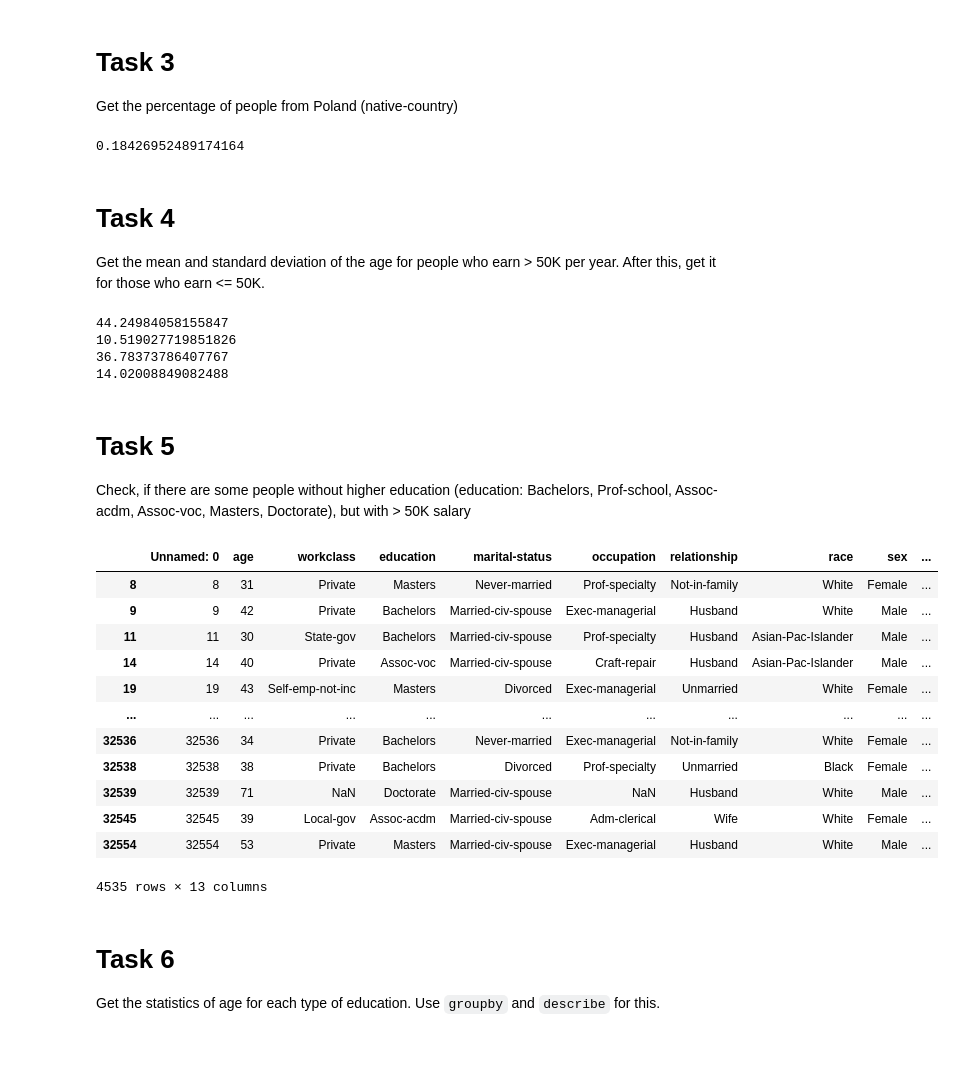
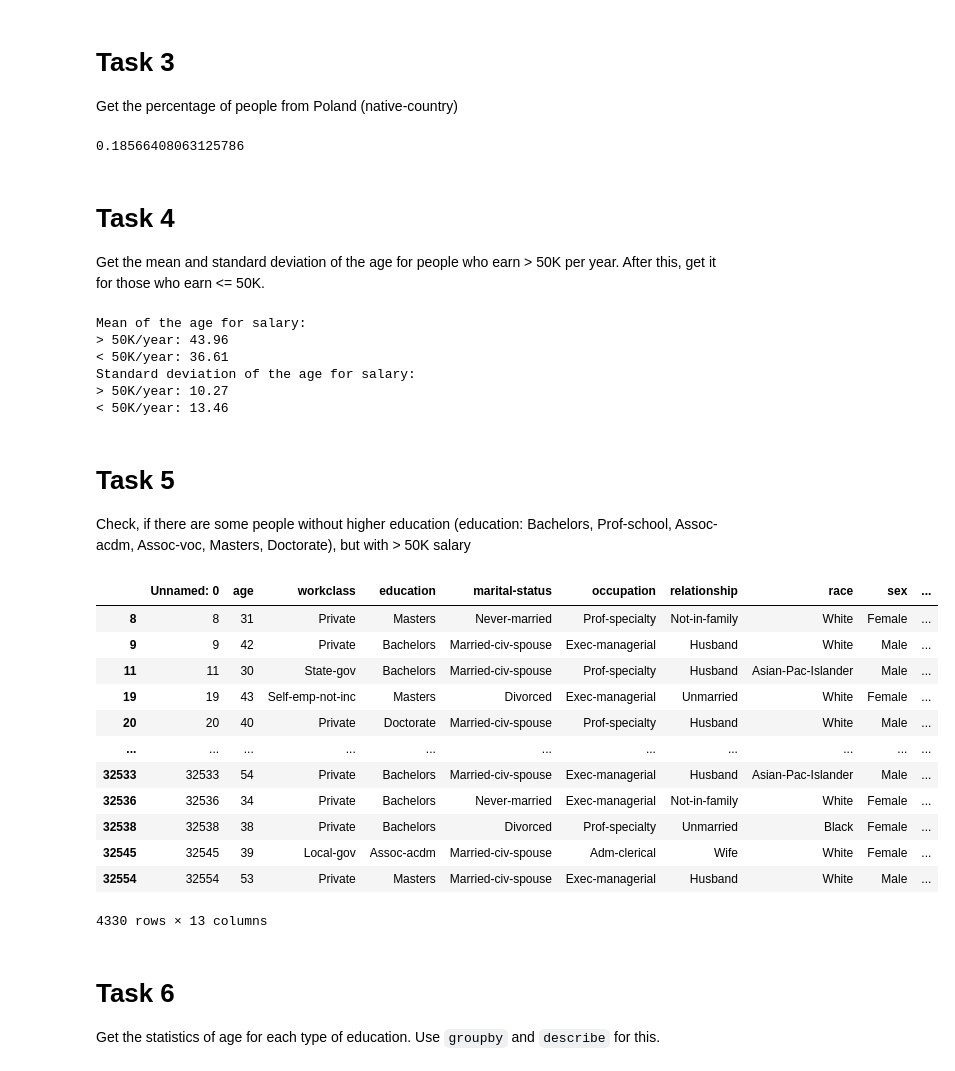
Before and after one commit to mate-academy/py-adult-data-analysis, a Jupyter notebook: app/main.ipynb, the cells around one changed output. Saved outputs shown, nothing was run; the diff lists cells and outputs as text; code cells hidden in the pictures.

```diff
--- a/app/main.ipynb
+++ b/app/main.ipynb
@@ -12,0 +10,19 @@ df.replace("?", np.nan, inplace=True)
+# %%
+df = pd.read_csv("../data/adult.csv")
+df.replace("?", np.nan, inplace=True)
+df = df.dropna()
+
+invalid_salary_values = ["<=50K", ">50K"]
+invalid_salary_k_values = ["<=50K", ">50K"]
+
+invalid_values = df[
+    (
+        (df["salary"].isin(invalid_salary_values))
+        & (df["salary K$"].isin(invalid_salary_k_values))
+    )
+]
+
+if invalid_values.empty:
+    print("Data is correctly formatted")
+else:
+    print(invalid_values)
@@ -33,40 +51,58 @@ Get the percentage of people from Poland (native-country)
 # %%
 (df["native-country"] == "Poland").sum() / len(df) * 100
 # %% [output]
-0.18426952489174164
+0.18566408063125786
 # %% [markdown]
 # Task 4
 Get the mean and standard deviation of the age for people who earn > 50K per year. After this, get it for those who earn <= 50K.
 # %%
-print(df[df["salary"] == ">50K"]["age"].mean())
-print(df[df["salary"] == ">50K"]["age"].std())
+print("Mean of the age for salary:")
+print("> 50K/year:", df[df["salary"] == ">50K"]["age"].mean().round(2))
+print("< 50K/year:", df[df["salary"] == "<=50K"]["age"].mean().round(2))
 
-print(df[df["salary"] == "<=50K"]["age"].mean())
-print(df[df["salary"] == "<=50K"]["age"].std())
+print("Standard deviation of the age for salary:")
+print("> 50K/year:", df[df["salary"] == ">50K"]["age"].std().round(2))
+print("< 50K/year:", df[df["salary"] == "<=50K"]["age"].std().round(2))
 # %% [output]
-44.24984058155847
-10.519027719851826
-36.78373786407767
-14.02008849082488
+Mean of the age for salary:
+> 50K/year: 43.96
+< 50K/year: 36.61
+Standard deviation of the age for salary:
+> 50K/year: 10.27
+< 50K/year: 13.46
 # %% [markdown]
 # Task 5
 Check, if there are some people without higher education (education: Bachelors, Prof-school, Assoc-acdm, Assoc-voc, Masters, Doctorate), but with > 50K salary
 # %%
-df[(df["education"].isin(['Bachelors', 'Prof-school', 'Assoc-acdm', 'Assoc-voc', 'Masters', 'Doctorate'])) & (df["salary"] == ">50K")]
+df[
+    (
+        df["education"].isin(
+            [
+                "Bachelors",
+                "Prof-school",
+                "Assoc-acdm",
+                "Assoc-voc",
+                "Masters",
+                "Doctorate",
+            ]
+        )
+    )
+    & (df["salary"] == ">50K")
+]
 # %% [output]
 |  | Unnamed: 0 | age | workclass | education | marital-status | occupation | relationship | race | sex | ... |
 | 8 | 8 | 31 | Private | Masters | Never-married | Prof-specialty | Not-in-family | White | Female | ... |
 | 9 | 9 | 42 | Private | Bachelors | Married-civ-spouse | Exec-managerial | Husband | White | Male | ... |
 | 11 | 11 | 30 | State-gov | Bachelors | Married-civ-spouse | Prof-specialty | Husband | Asian-Pac-Islander | Male | ... |
-| 14 | 14 | 40 | Private | Assoc-voc | Married-civ-spouse | Craft-repair | Husband | Asian-Pac-Islander | Male | ... |
 | 19 | 19 | 43 | Self-emp-not-inc | Masters | Divorced | Exec-managerial | Unmarried | White | Female | ... |
+| 20 | 20 | 40 | Private | Doctorate | Married-civ-spouse | Prof-specialty | Husband | White | Male | ... |
 | ... | ... | ... | ... | ... | ... | ... | ... | ... | ... | ... |
+| 32533 | 32533 | 54 | Private | Bachelors | Married-civ-spouse | Exec-managerial | Husband | Asian-Pac-Islander | Male | ... |
 | 32536 | 32536 | 34 | Private | Bachelors | Never-married | Exec-managerial | Not-in-family | White | Female | ... |
 | 32538 | 32538 | 38 | Private | Bachelors | Divorced | Prof-specialty | Unmarried | Black | Female | ... |
-| 32539 | 32539 | 71 | NaN | Doctorate | Married-civ-spouse | NaN | Husband | White | Male | ... |
 | 32545 | 32545 | 39 | Local-gov | Assoc-acdm | Married-civ-spouse | Adm-clerical | Wife | White | Female | ... |
 | 32554 | 32554 | 53 | Private | Masters | Married-civ-spouse | Exec-managerial | Husband | White | Male | ... |
-4535 rows × 13 columns
+4330 rows × 13 columns
 # %% [markdown]
 # Task 6
 Get the statistics of age for each type of education. Use `groupby` and `describe` for this.
```
Also changed, not shown: parts of 8 cells of this notebook.
